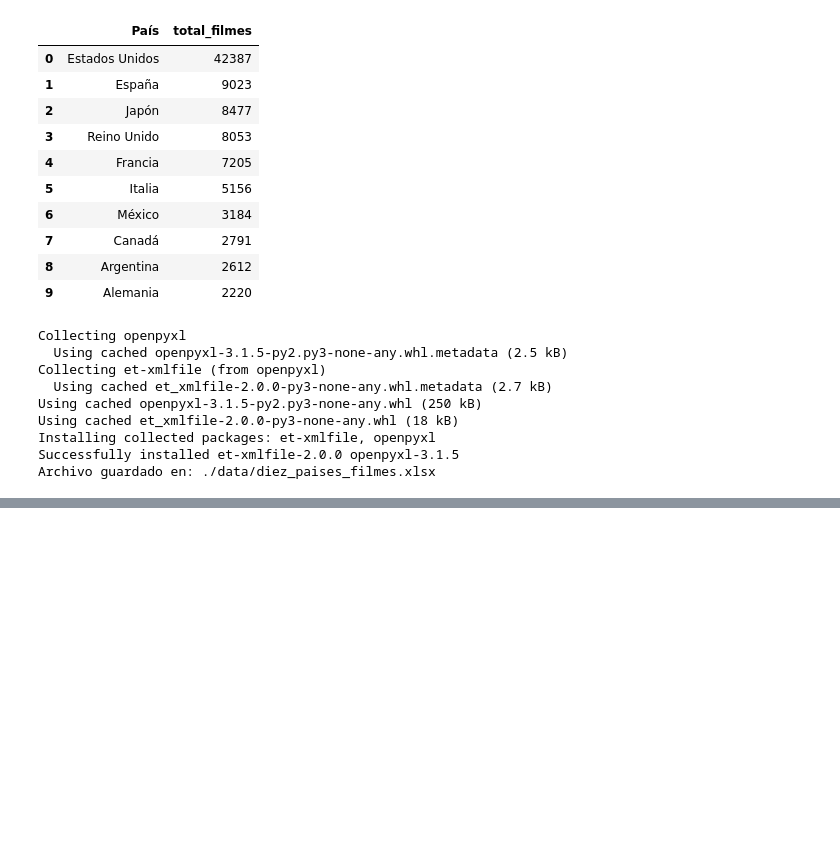
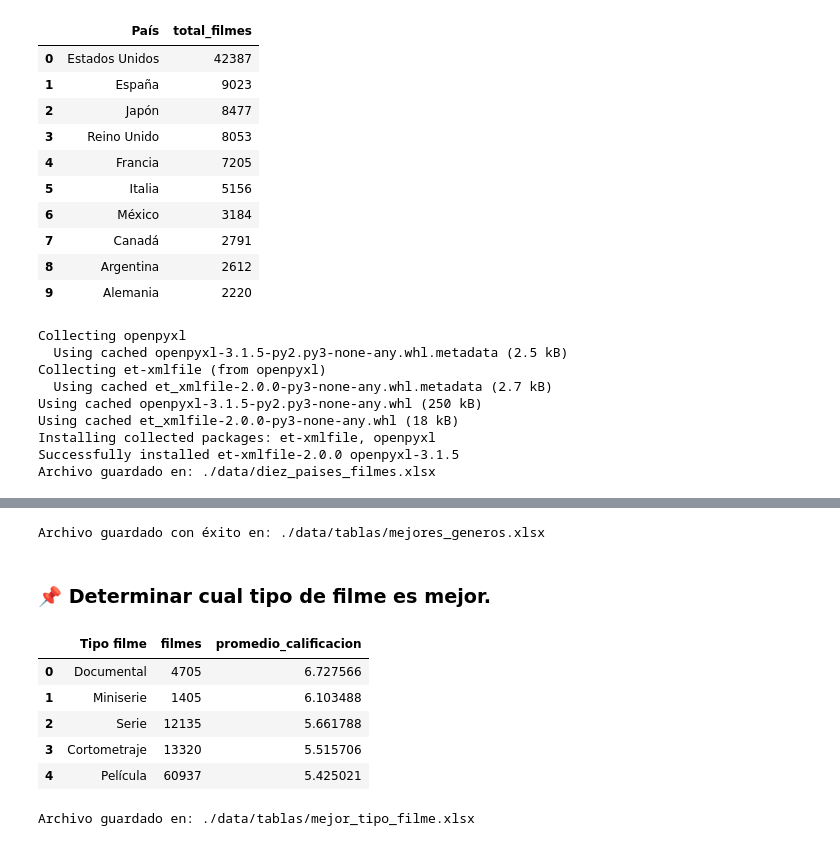
Before and after one commit to Dilmer-Rojas/Filmaffinity, a Jupyter notebook: data_a.ipynb, the cells around one changed output, grey strips where cells are left out. Saved outputs shown, nothing was run; the diff lists cells and outputs as text; code cells hidden in the pictures; blank space fills up the shorter version.

```diff
--- a/data_a.ipynb
+++ b/data_a.ipynb
@@ -504 +602,70 @@ Archivo guardado en: ./data/diez_paises_filmes.xlsx
+# %%
+# Guardar en un excel
+genero_mas_aceptado = """
+                    WITH GenerosSeparados AS (
+                        SELECT TRIM(value) AS Género, Nota
+                        FROM copia.filmaffinity_copia,
+                        json_each('["' || REPLACE(Género, ', ', '","') || '"]') -- Estariamos evitando esto si hubieramos normalizado los datos
+                    )
+                    SELECT Género, AVG(Nota) AS promedio_calificacion
+                    FROM GenerosSeparados
+                    WHERE Nota IS NOT NULL AND Nota > 0
+                    GROUP BY Género
+                    ORDER BY promedio_calificacion DESC
+                    LIMIT 5;
+                    """
+genero_mas_aceptado = pd.read_sql_query(genero_mas_aceptado, conexion)
+
+ruta = "./data/tablas/mejores_generos.xlsx"
+genero_mas_aceptado.to_excel(ruta, index=False, engine="openpyxl")
+print(f"Archivo guardado con éxito en: {ruta}")
+# %% [output]
+Archivo guardado con éxito en: ./data/tablas/mejores_generos.xlsx
+# %% [markdown]
+### 📌	Determinar cual tipo de filme es mejor.
+# %%
+mejor_tipo_filme = """
+                   WITH GenerosSeparados AS (
+                        SELECT TRIM(value) AS Género, Nota, `Tipo filme`
+                        FROM copia.filmaffinity_copia,
+                            json_each('["' || REPLACE(Género, ', ', '","') || '"]') -- Estariamos evitando esto si hubieramos normalizado los datos
+                    )
+                   SELECT `Tipo filme`, COUNT(Género) AS filmes, AVG(Nota) AS promedio_calificacion
+                   FROM GenerosSeparados
+                   WHERE Nota IS NOT NULL AND Nota > 0
+                   GROUP BY `Tipo filme`
+                   ORDER BY promedio_calificacion DESC
+                   LIMIT 5;
+                   """
+mejor_tipo_filme = pd.read_sql_query(mejor_tipo_filme, conexion)
+mejor_tipo_filme
+# %% [output]
+|  | Tipo filme | filmes | promedio_calificacion |
+| 0 | Documental | 4705 | 6.727566 |
+| 1 | Miniserie | 1405 | 6.103488 |
+| 2 | Serie | 12135 | 5.661788 |
+| 3 | Cortometraje | 13320 | 5.515706 |
+| 4 | Película | 60937 | 5.425021 |
+# %%
+# Guardar en un excel
+mejor_tipo_filme = """
+                   WITH GenerosSeparados AS (
+                        SELECT TRIM(value) AS Género, Nota, `Tipo filme`
+                        FROM copia.filmaffinity_copia,
+                            json_each('["' || REPLACE(Género, ', ', '","') || '"]') -- Estariamos evitando esto si hubieramos normalizado los datos
+                    )
+                   SELECT `Tipo filme`, COUNT(Género) AS filmes, AVG(Nota) AS promedio_calificacion
+                   FROM GenerosSeparados
+                   WHERE Nota IS NOT NULL AND Nota > 0
+                   GROUP BY `Tipo filme`
+                   ORDER BY promedio_calificacion DESC
+                   LIMIT 5;
+                   """
+mejor_tipo_filme = pd.read_sql_query(mejor_tipo_filme, conexion)
+
+ruta = "./data/tablas/mejor_tipo_filme.xlsx"
+mejor_tipo_filme.to_excel(ruta, index=False, engine="openpyxl")
+print(f"Archivo guardado en: {ruta}")
+# %% [output]
+Archivo guardado en: ./data/tablas/mejor_tipo_filme.xlsx
 # %%
```
Also changed, not shown: parts of 16 cells of this notebook, 7 other files.
